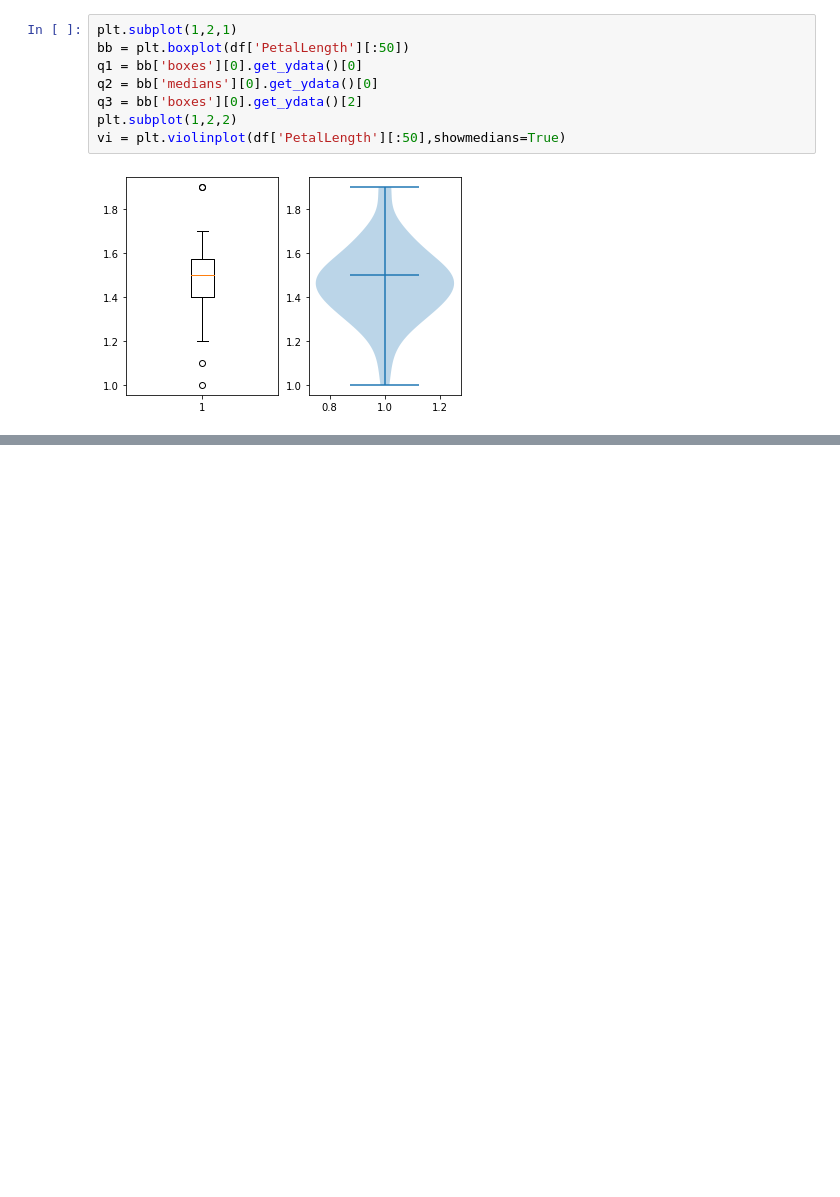
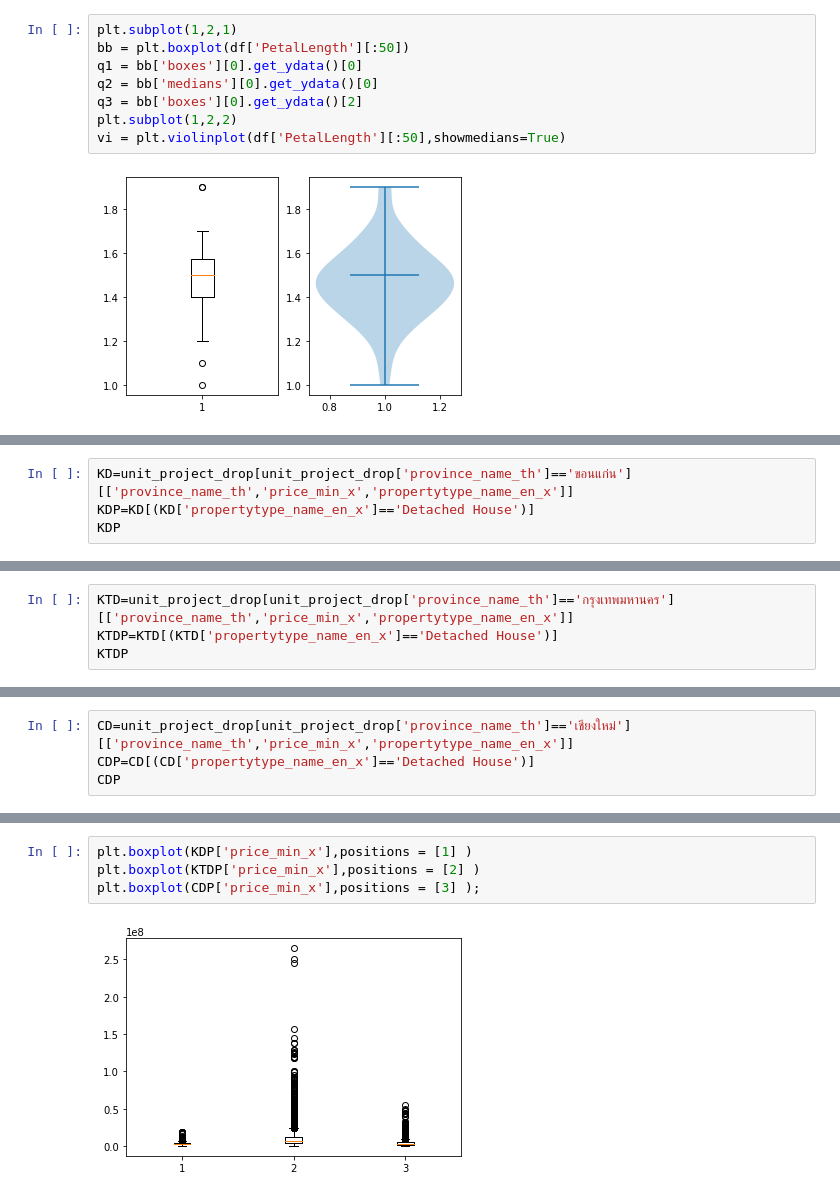
Before and after one commit to Pittawas6330210206/BasicProg_Dataviz65, a Jupyter notebook: DataViz02_Data_Distribution_.ipynb, the cells around one changed output, grey strips where cells are left out. Cells and saved outputs as stored; diff of their text form; blank space fills up the shorter version.

```diff
--- a/DataViz02_Data_Distribution_.ipynb
+++ b/DataViz02_Data_Distribution_.ipynb
@@ -385,0 +504,4 @@ vi = plt.violinplot(df['PetalLength'][:50],showmedians=True)
+# %%
+KD=unit_project_drop[unit_project_drop['province_name_th']=='ขอนแก่น'][['province_name_th','price_min_x','propertytype_name_en_x']]
+KDP=KD[(KD['propertytype_name_en_x']=='Detached House')]
+KDP
@@ -385,0 +522,4 @@ vi = plt.violinplot(df['PetalLength'][:50],showmedians=True)
+# %%
+KTD=unit_project_drop[unit_project_drop['province_name_th']=='กรุงเทพมหานคร'][['province_name_th','price_min_x','propertytype_name_en_x']]
+KTDP=KTD[(KTD['propertytype_name_en_x']=='Detached House')]
+KTDP
@@ -385,0 +540,4 @@ vi = plt.violinplot(df['PetalLength'][:50],showmedians=True)
+# %%
+CD=unit_project_drop[unit_project_drop['province_name_th']=='เชียงใหม่'][['province_name_th','price_min_x','propertytype_name_en_x']]
+CDP=CD[(CD['propertytype_name_en_x']=='Detached House')]
+CDP
@@ -385,0 +558,6 @@ vi = plt.violinplot(df['PetalLength'][:50],showmedians=True)
+# %%
+plt.boxplot(KDP['price_min_x'],positions = [1] )
+plt.boxplot(KTDP['price_min_x'],positions = [2] )
+plt.boxplot(CDP['price_min_x'],positions = [3] );
+# %% [output]
+[figure, added]
```
Also changed, not shown: parts of 25 cells of this notebook.
